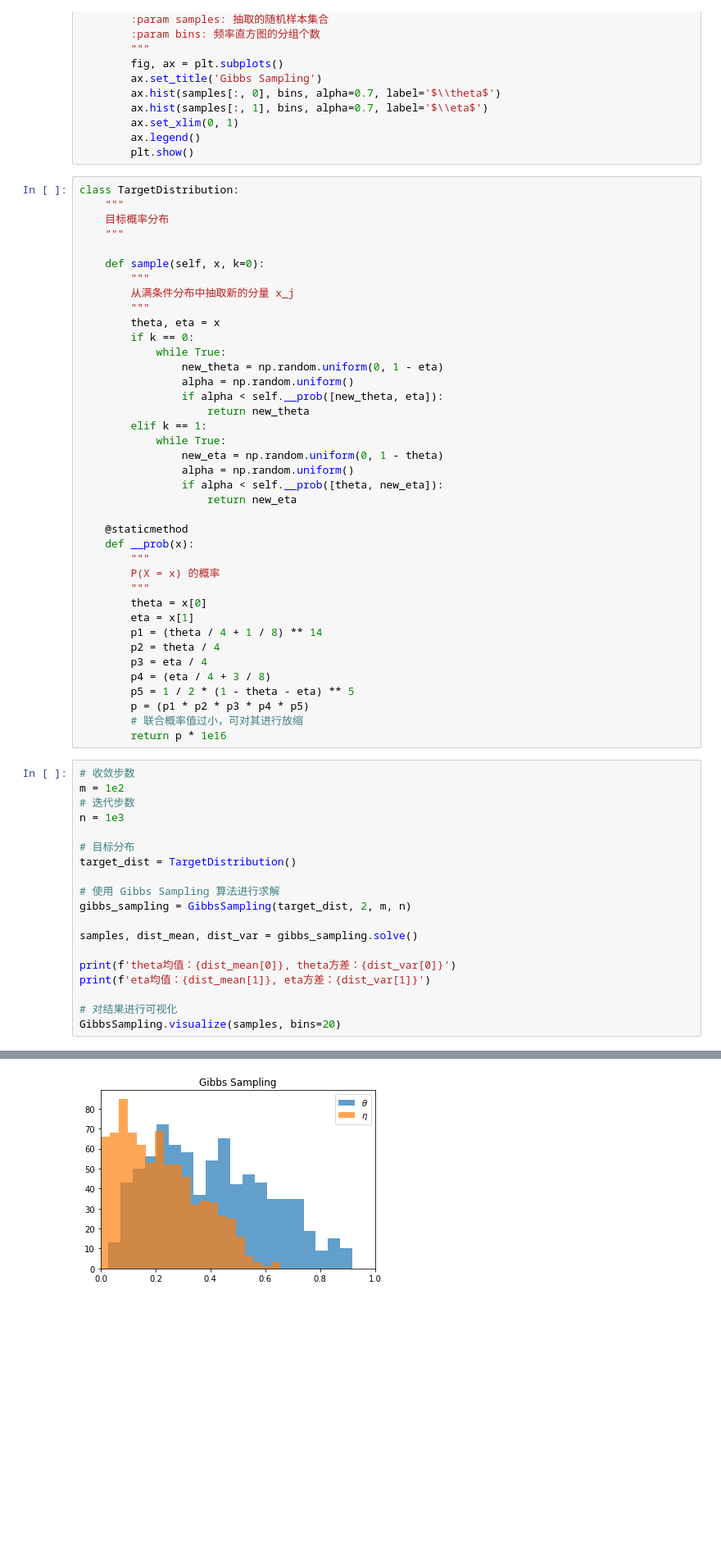
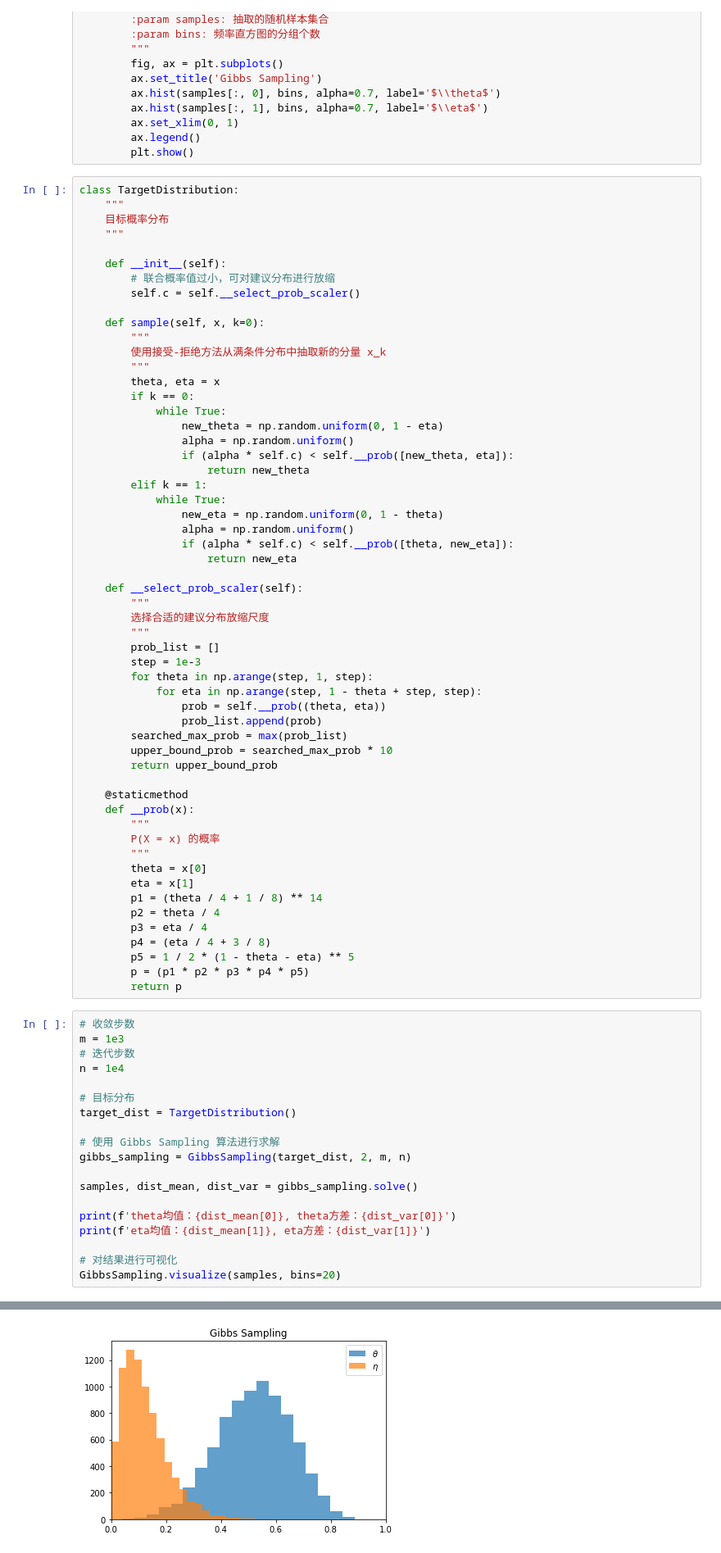
Before and after one commit to datawhalechina/statistical-learning-method-solutions-manual, a Jupyter notebook: notebook/part02/ch19.ipynb, the cells around one changed output, grey strips where cells are left out. Shown at 82% size. Saved outputs shown, nothing was run; the diff lists cells and outputs as text; blank space fills up the shorter version.

```diff
--- a/notebook/part02/ch19.ipynb
+++ b/notebook/part02/ch19.ipynb
@@ -783,23 +783,41 @@ class TargetDistribution:
     目标概率分布
     """
 
+    def __init__(self):
+        # 联合概率值过小，可对建议分布进行放缩
+        self.c = self.__select_prob_scaler()
+
     def sample(self, x, k=0):
         """
-        从满条件分布中抽取新的分量 x_j
+        使用接受-拒绝方法从满条件分布中抽取新的分量 x_k
         """
         theta, eta = x
         if k == 0:
             while True:
                 new_theta = np.random.uniform(0, 1 - eta)
                 alpha = np.random.uniform()
-                if alpha < self.__prob([new_theta, eta]):
+                if (alpha * self.c) < self.__prob([new_theta, eta]):
                     return new_theta
         elif k == 1:
             while True:
                 new_eta = np.random.uniform(0, 1 - theta)
                 alpha = np.random.uniform()
-                if alpha < self.__prob([theta, new_eta]):
+                if (alpha * self.c) < self.__prob([theta, new_eta]):
                     return new_eta
+
+    def __select_prob_scaler(self):
+        """
+        选择合适的建议分布放缩尺度
+        """
+        prob_list = []
+        step = 1e-3
+        for theta in np.arange(step, 1, step):
+            for eta in np.arange(step, 1 - theta + step, step):
+                prob = self.__prob((theta, eta))
+                prob_list.append(prob)
+        searched_max_prob = max(prob_list)
+        upper_bound_prob = searched_max_prob * 10
+        return upper_bound_prob
 
     @staticmethod
     def __prob(x):
@@ -814,13 +832,12 @@ class TargetDistribution:
         p4 = (eta / 4 + 3 / 8)
         p5 = 1 / 2 * (1 - theta - eta) ** 5
         p = (p1 * p2 * p3 * p4 * p5)
-        # 联合概率值过小，可对其进行放缩
-        return p * 1e16
+        return p
 # %%
 # 收敛步数
-m = 1e2
+m = 1e3
 # 迭代步数
-n = 1e3
+n = 1e4
 
 # 目标分布
 target_dist = TargetDistribution()
@@ -841 +858 @@ eta均值：0.21342804930649034, eta方差：0.020783430572238255
-[figure, old version]
+[figure, new version]
```
Also changed, not shown: parts of 3 cells of this notebook, 39 other files.
